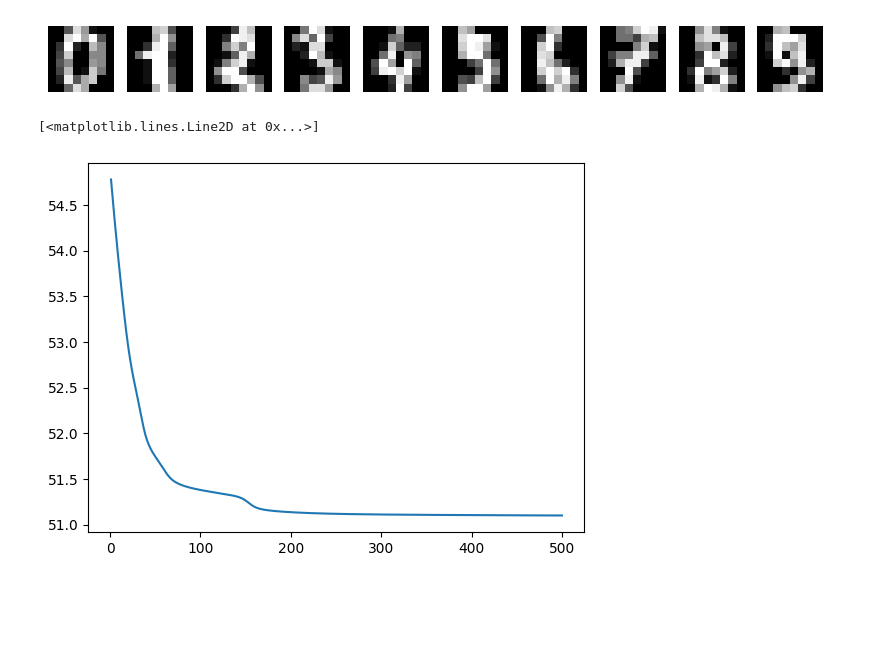
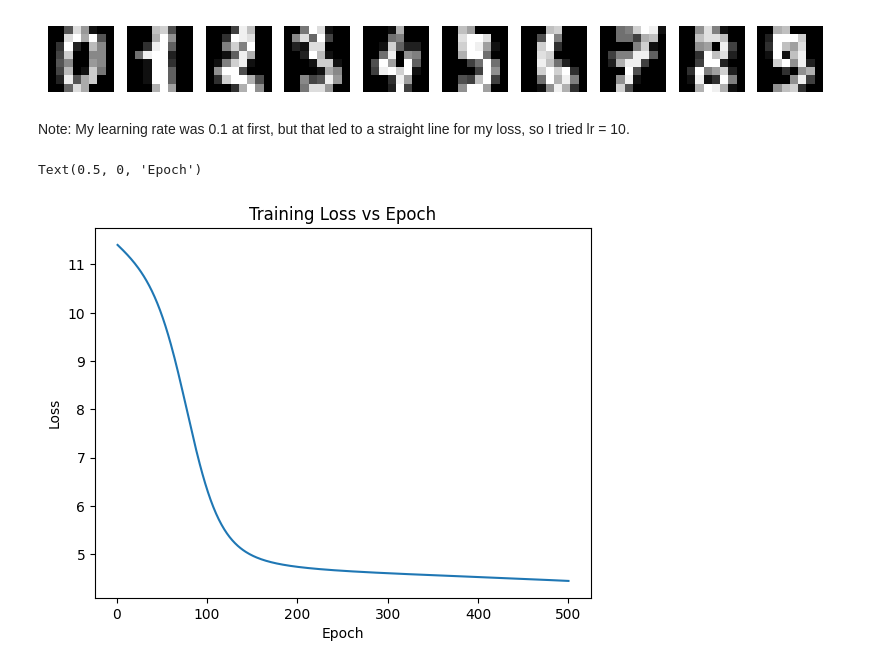
Before and after one commit to Divvi221/final-nn, a Jupyter notebook: autoencoder.ipynb, the cells around one changed output. Cells and saved outputs as stored; diff of their text form; code cells hidden in the pictures; blank space fills up the shorter version.

Commit message:
added stuff to autoencoder

```diff
--- a/autoencoder.ipynb
+++ b/autoencoder.ipynb
@@ -10,6 +10,7 @@ from sklearn.model_selection import train_test_split #to split the dataset into
 # %%
 digits = load_digits() #load digits dataset
 X = digits.data #extract data
+X = X/np.max(X) #normalize
 x, x_test, y, y_test = train_test_split (X,X, test_size=0.2, train_size=0.8 ) #split into 80% training data and 20% testing data
 # %%
 #visualizing the data
@@ -36 +39,8 @@ autoencoder = nn.NeuralNetwork(nn_architecture, lr=0.1, seed=42, batch_size=63,
+# %% [markdown]
+Note: My learning rate was 0.1 at first, but that led to a straight line for my loss, so I tried lr = 10.
+# %%
+#changed learning rate to 10
+epoch = 500
+batch_size = np.shape(x)[0]
+autoencoder = nn.NeuralNetwork(nn_architecture, lr=10, seed=2, batch_size=batch_size, epochs=epoch, loss_function='mean_squared_error')
 # %%
@@ -37,7 +48,11 @@ autoencoder = nn.NeuralNetwork(nn_architecture, lr=0.1, seed=42, batch_size=63,
 train_loss, val_loss = autoencoder.fit(x, y, x_test, y_test)
 # %%
+#plot the loss
 epochs = np.arange(1,epoch+1,1)
-plt.plot(epochs,train_loss)
+plt.plot(epochs,train_loss,label = "Training")
+plt.title("Training Loss vs Epoch")
+plt.ylabel("Loss")
+plt.xlabel("Epoch")
 # %% [output]
-[<matplotlib.lines.Line2D at 0x...>]
+Text(0.5, 0, 'Epoch')
-[figure, old version]
+[figure, new version]
```
Also changed, not shown: parts of 11 cells of this notebook, 1 other file.
